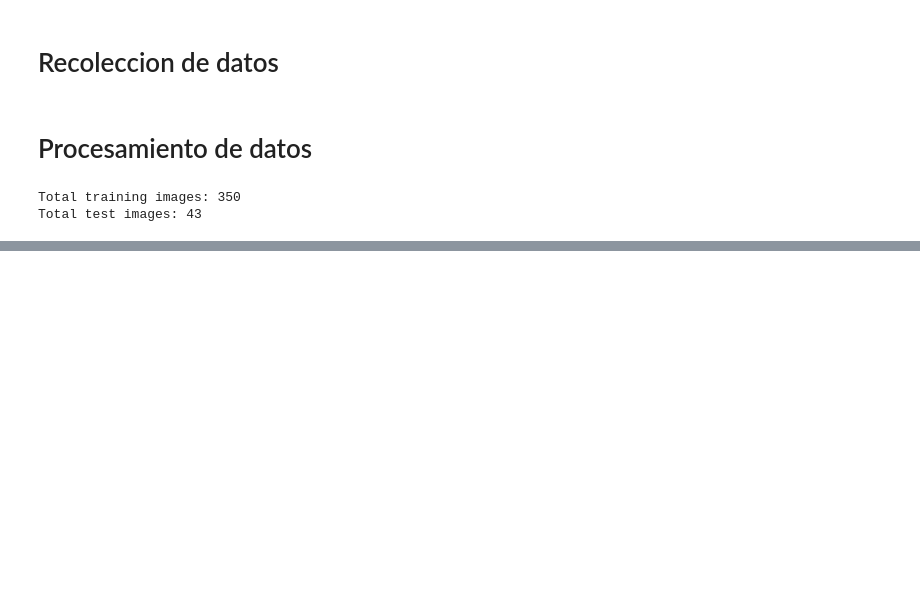
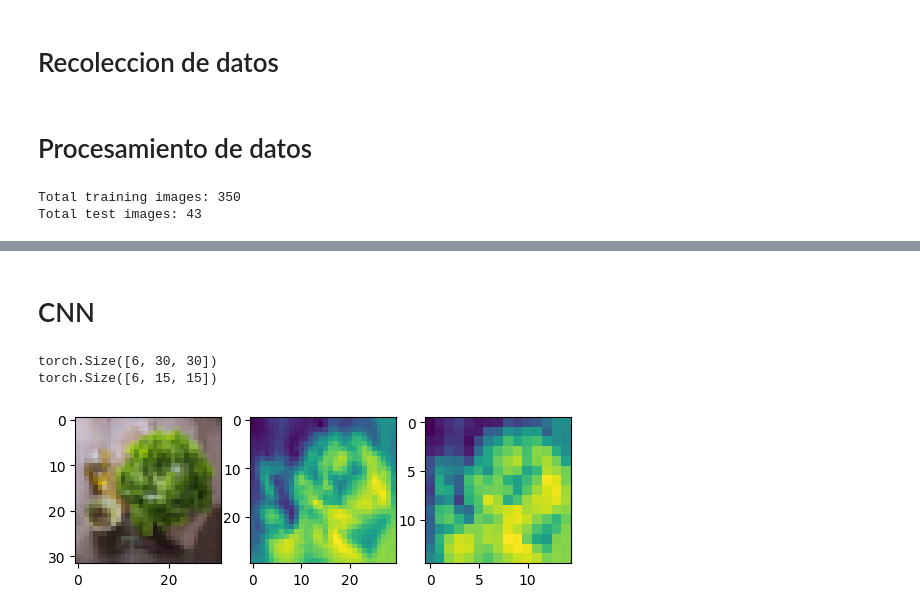
Before and after one commit to Fabianbustosag/cert-redes, a Jupyter notebook: eval.ipynb, the cells around one changed output, grey strips where cells are left out. Saved outputs shown, nothing was run; the diff lists cells and outputs as text; code cells hidden in the pictures; blank space fills up the shorter version.

```diff
--- a/eval.ipynb
+++ b/eval.ipynb
@@ -160 +154,14 @@ test_images = test_generator.flow_from_dataframe(
+# %%
+import torchvision.transforms as transforms
+
+transform = transforms.Compose([
+    # transforms.Resize((128, 128)),  # Redimensionar a 128x128 píxeles
+    transforms.Resize((32, 32     )),
+    transforms.ToTensor(),         # Convertir a tensor
+    transforms.Normalize(mean=[0.5, 0.5, 0.5], std=[0.5, 0.5, 0.5])  # Normalizar
+])
+# %%
+dataset_train = ImageDataset(dataframe=train_df, transform=transform)
+dataset_test = ImageDataset(dataframe=test_df, transform=transform)
+dataset_val = ImageDataset(dataframe=val_df, transform=transform)
 # %%
@@ -164,0 +173,29 @@ testloader = torch.utils.data.DataLoader(val_subset, batch_size=batch_size, shuf
+# %% [markdown]
+# CNN
+# %%
+import torch.nn as nn
+import torch.nn.functional as F
+
+imagen_demo = dataset_train[12][0] # Seleccionar imagen
+conv_demo = nn.Conv2d(in_channels = 3, out_channels = 6, kernel_size = 3)
+conv_image = conv_demo(imagen_demo)
+print(conv_image.shape)
+
+pool_demo = nn.MaxPool2d(2,2)
+pool_image = pool_demo(conv_image)
+print(pool_image.shape)
+
+img = imagen_demo.permute(1,2,0).detach().numpy() / 2 + 0.5
+conv_img = conv_image[0].detach().numpy()
+pool_img = pool_image[0].detach().numpy()
+
+fig, axs = plt.subplots(1,3)
+axs[0].imshow(img)
+axs[1].imshow(conv_img)
+axs[2].imshow(pool_img)
+
+plt.show()
+# %% [output]
+torch.Size([6, 30, 30])
+torch.Size([6, 15, 15])
+[figure, added]
```
Also changed, not shown: parts of 20 cells of this notebook, 1 other file.
